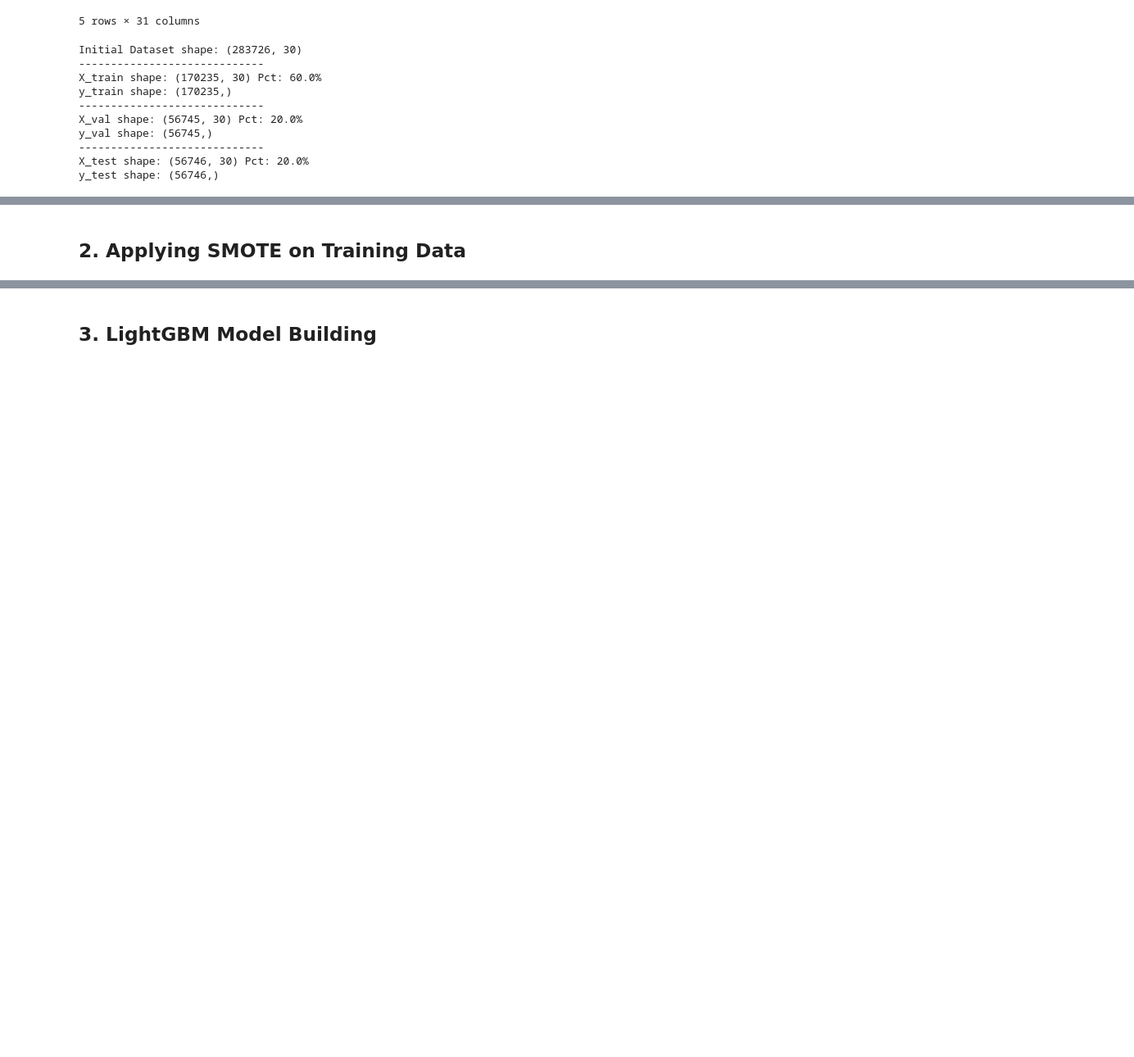
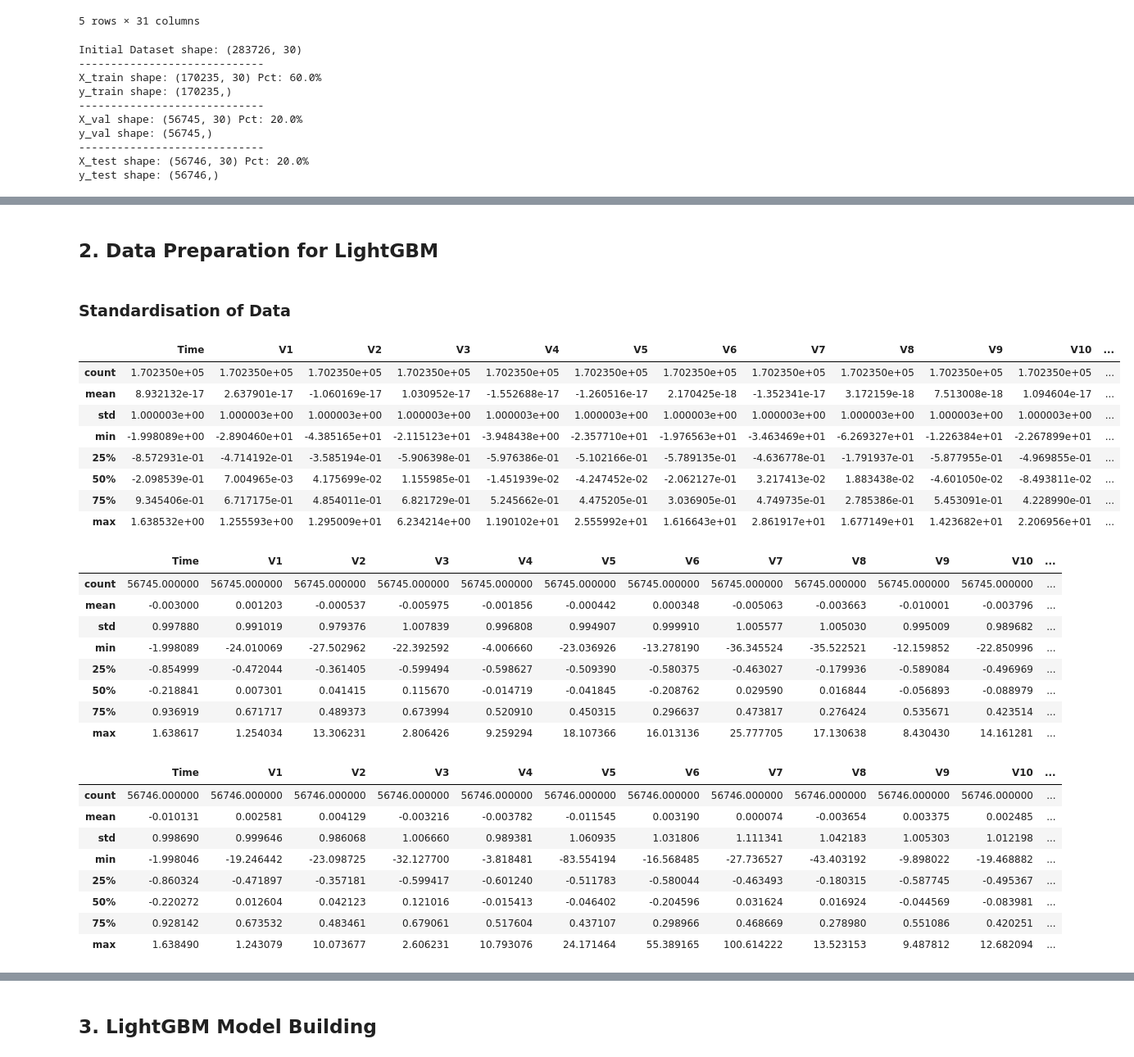
Before and after one commit to luuuneytunes12/Fraud-Detection-ML, a Jupyter notebook: notebooks/03-cwl-lightgbm.ipynb, the cells around one changed output, grey strips where cells are left out. Shown at 82% size. Saved outputs shown, nothing was run; the diff lists cells and outputs as text; code cells hidden in the pictures; blank space fills up the shorter version.

```diff
--- a/notebooks/03-cwl-lightgbm.ipynb
+++ b/notebooks/03-cwl-lightgbm.ipynb
@@ -53,2 +75,46 @@ y_test shape: (56746,)
 # %% [markdown]
-## 2. Applying SMOTE on Training Data
+## 2. Data Preparation for LightGBM
+# %% [markdown]
+### Standardisation of Data
+# %%
+# - Scaling of Train, Validation, Test Data  -
+from sklearn.preprocessing import StandardScaler
+scaler = StandardScaler().set_output(transform="pandas")
+
+# - Train StandardScaler() based on features in Train Data -
+X_train_scaled = scaler.fit_transform(X_train)
+
+# - Apply Learning to Validation, Test Data -
+X_val_scaled = scaler.transform(X_val)
+X_test_scaled = scaler.transform(X_test)
+
+pd.set_option('display.max_columns', None)
+display(X_train_scaled.describe(), X_val_scaled.describe(), X_test_scaled.describe())
+# %% [output]
+|  | Time | V1 | V2 | V3 | V4 | V5 | V6 | V7 | V8 | V9 | V10 | ... |
+| count | 1.702350e+05 | 1.702350e+05 | 1.702350e+05 | 1.702350e+05 | 1.702350e+05 | 1.702350e+05 | 1.702350e+05 | 1.702350e+05 | 1.702350e+05 | 1.702350e+05 | 1.702350e+05 | ... |
+| mean | 8.932132e-17 | 2.637901e-17 | -1.060169e-17 | 1.030952e-17 | -1.552688e-17 | -1.260516e-17 | 2.170425e-18 | -1.352341e-17 | 3.172159e-18 | 7.513008e-18 | 1.094604e-17 | ... |
+| std | 1.000003e+00 | 1.000003e+00 | 1.000003e+00 | 1.000003e+00 | 1.000003e+00 | 1.000003e+00 | 1.000003e+00 | 1.000003e+00 | 1.000003e+00 | 1.000003e+00 | 1.000003e+00 | ... |
+| min | -1.998089e+00 | -2.890460e+01 | -4.385165e+01 | -2.115123e+01 | -3.948438e+00 | -2.357710e+01 | -1.976563e+01 | -3.463469e+01 | -6.269327e+01 | -1.226384e+01 | -2.267899e+01 | ... |
+| 25% | -8.572931e-01 | -4.714192e-01 | -3.585194e-01 | -5.906398e-01 | -5.976386e-01 | -5.102166e-01 | -5.789135e-01 | -4.636778e-01 | -1.791937e-01 | -5.877955e-01 | -4.969855e-01 | ... |
+| 50% | -2.098539e-01 | 7.004965e-03 | 4.175699e-02 | 1.155985e-01 | -1.451939e-02 | -4.247452e-02 | -2.062127e-01 | 3.217413e-02 | 1.883438e-02 | -4.601050e-02 | -8.493811e-02 | ... |
+| 75% | 9.345406e-01 | 6.717175e-01 | 4.854011e-01 | 6.821729e-01 | 5.245662e-01 | 4.475205e-01 | 3.036905e-01 | 4.749735e-01 | 2.785386e-01 | 5.453091e-01 | 4.228990e-01 | ... |
+| max | 1.638532e+00 | 1.255593e+00 | 1.295009e+01 | 6.234214e+00 | 1.190102e+01 | 2.555992e+01 | 1.616643e+01 | 2.861917e+01 | 1.677149e+01 | 1.423682e+01 | 2.206956e+01 | ... |
+|  | Time | V1 | V2 | V3 | V4 | V5 | V6 | V7 | V8 | V9 | V10 | ... |
+| count | 56745.000000 | 56745.000000 | 56745.000000 | 56745.000000 | 56745.000000 | 56745.000000 | 56745.000000 | 56745.000000 | 56745.000000 | 56745.000000 | 56745.000000 | ... |
+| mean | -0.003000 | 0.001203 | -0.000537 | -0.005975 | -0.001856 | -0.000442 | 0.000348 | -0.005063 | -0.003663 | -0.010001 | -0.003796 | ... |
+| std | 0.997880 | 0.991019 | 0.979376 | 1.007839 | 0.996808 | 0.994907 | 0.999910 | 1.005577 | 1.005030 | 0.995009 | 0.989682 | ... |
+| min | -1.998089 | -24.010069 | -27.502962 | -22.392592 | -4.006660 | -23.036926 | -13.278190 | -36.345524 | -35.522521 | -12.159852 | -22.850996 | ... |
+| 25% | -0.854999 | -0.472044 | -0.361405 | -0.599494 | -0.598627 | -0.509390 | -0.580375 | -0.463027 | -0.179936 | -0.589084 | -0.496969 | ... |
+| 50% | -0.218841 | 0.007301 | 0.041415 | 0.115670 | -0.014719 | -0.041845 | -0.208762 | 0.029590 | 0.016844 | -0.056893 | -0.088979 | ... |
+| 75% | 0.936919 | 0.671717 | 0.489373 | 0.673994 | 0.520910 | 0.450315 | 0.296637 | 0.473817 | 0.276424 | 0.535671 | 0.423514 | ... |
+| max | 1.638617 | 1.254034 | 13.306231 | 2.806426 | 9.259294 | 18.107366 | 16.013136 | 25.777705 | 17.130638 | 8.430430 | 14.161281 | ... |
+|  | Time | V1 | V2 | V3 | V4 | V5 | V6 | V7 | V8 | V9 | V10 | ... |
+| count | 56746.000000 | 56746.000000 | 56746.000000 | 56746.000000 | 56746.000000 | 56746.000000 | 56746.000000 | 56746.000000 | 56746.000000 | 56746.000000 | 56746.000000 | ... |
+| mean | -0.010131 | 0.002581 | 0.004129 | -0.003216 | -0.003782 | -0.011545 | 0.003190 | 0.000074 | -0.003654 | 0.003375 | 0.002485 | ... |
+| std | 0.998690 | 0.999646 | 0.986068 | 1.006660 | 0.989381 | 1.060935 | 1.031806 | 1.111341 | 1.042183 | 1.005303 | 1.012198 | ... |
+| min | -1.998046 | -19.246442 | -23.098725 | -32.127700 | -3.818481 | -83.554194 | -16.568485 | -27.736527 | -43.403192 | -9.898022 | -19.468882 | ... |
+| 25% | -0.860324 | -0.471897 | -0.357181 | -0.599417 | -0.601240 | -0.511783 | -0.580044 | -0.463493 | -0.180315 | -0.587745 | -0.495367 | ... |
+| 50% | -0.220272 | 0.012604 | 0.042123 | 0.121016 | -0.015413 | -0.046402 | -0.204596 | 0.031624 | 0.016924 | -0.044569 | -0.083981 | ... |
+| 75% | 0.928142 | 0.673532 | 0.483461 | 0.679061 | 0.517604 | 0.437107 | 0.298966 | 0.468669 | 0.278980 | 0.551086 | 0.420251 | ... |
+| max | 1.638490 | 1.243079 | 10.073677 | 2.606231 | 10.793076 | 24.171464 | 55.389165 | 100.614222 | 13.523153 | 9.487812 | 12.682094 | ... |
```
Also changed, not shown: parts of 8 cells of this notebook, 6 other files.
